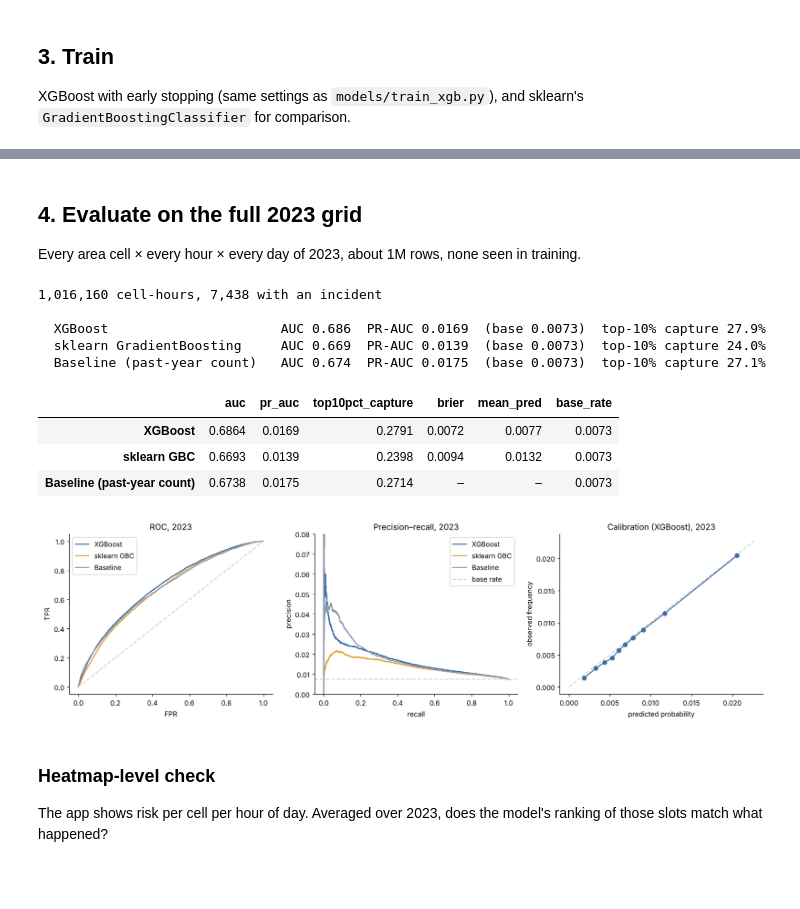
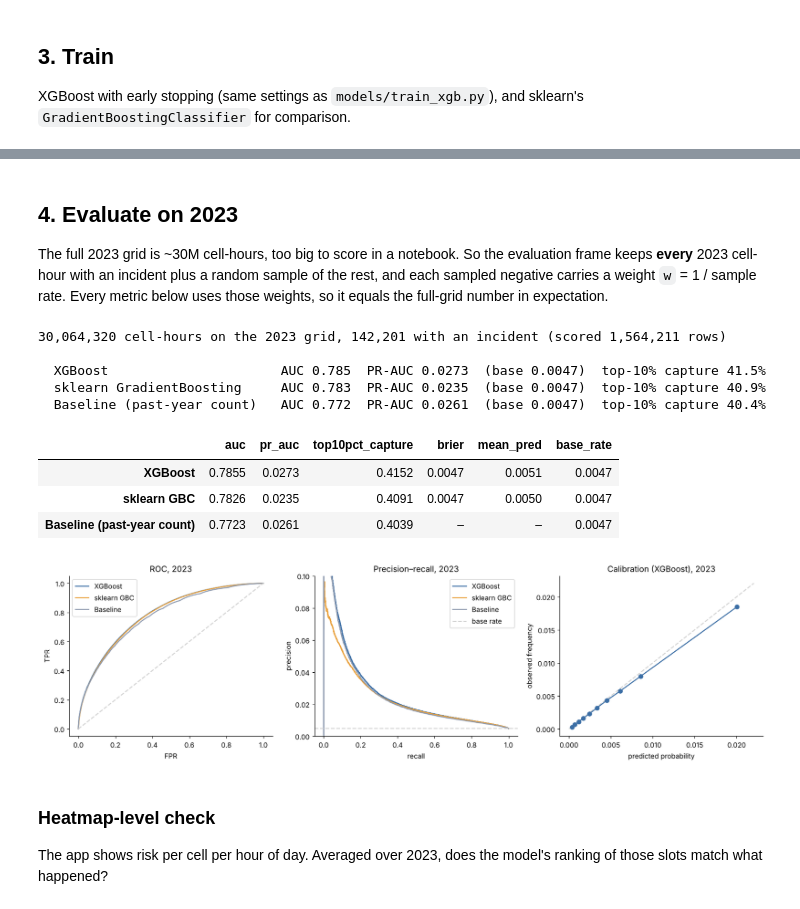
Before and after one commit to BenNormann/fight-or-flight-BE, a Jupyter notebook: algorithm/explore_train_infer.ipynb, the cells around one changed output, grey strips where cells are left out. Drawn from its saved outputs; the diff is of its cells as text; code cells hidden in the pictures; blank space fills up the shorter version.

Commit message:
Update exploratory notebook

```diff
--- a/algorithm/explore_train_infer.ipynb
+++ b/algorithm/explore_train_infer.ipynb
@@ -239,50 +247,50 @@ sklearn GBC: 25.4s on 80,000 rows
 # %% [markdown]
-## 4. Evaluate on the full 2023 grid
+## 4. Evaluate on 2023
 
-Every area cell × every hour × every day of 2023, about 1M rows, none seen in training.
+The full 2023 grid is ~30M cell-hours, too big to score in a notebook. So the evaluation frame keeps **every** 2023 cell-hour with an incident plus a random sample of the rest, and each sampled negative carries a weight `w` = 1 / sample rate. Every metric below uses those weights, so it equals the full-grid number in expectation.
 # %%
 from sklearn.metrics import roc_curve, precision_recall_curve
-from sklearn.calibration import calibration_curve
-from algorithm.models.train_xgb import prior_correct, evaluate
+from algorithm.models.train_xgb import prior_correct, evaluate, calibration_bins
 # train_xgb switches matplotlib to a file backend on import; switch back to inline
 %matplotlib inline
 
-test = hist.frame_for_range(config.TEST_START, config.TEST_END)
-y = test.y.to_numpy()
+test, _, _ = hist.eval_frame(config.TEST_START, config.TEST_END)
+y, w = test.y.to_numpy(), test.w.to_numpy()
 p_xgb = prior_correct(model.predict_proba(test[FEATURES])[:, 1], neg_rate)
 p_gbc = prior_correct(gbc.predict_proba(test[FEATURES])[:, 1], neg_rate)
 p_base = test.cell_hourband_365d.to_numpy() + 1e-3 * test.cell_90d.to_numpy()
-print(f"{len(test):,} cell-hours, {int(y.sum()):,} with an incident\n")
+print(f"{w.sum():,.0f} cell-hours on the 2023 grid, {int(y.sum()):,} with an incident (scored {len(test):,} rows)\n")
 results = pd.DataFrame({
-    "XGBoost": evaluate(y, p_xgb, "XGBoost"),
-    "sklearn GBC": evaluate(y, p_gbc, "sklearn GradientBoosting"),
-    "Baseline (past-year count)": evaluate(y, p_base, "Baseline (past-year count)", probabilistic=False),
+    "XGBoost": evaluate(y, p_xgb, "XGBoost", w),
+    "sklearn GBC": evaluate(y, p_gbc, "sklearn GradientBoosting", w),
+    "Baseline (past-year count)": evaluate(y, p_base, "Baseline (past-year count)", w, probabilistic=False),
 }).T[["auc", "pr_auc", "top10pct_capture", "brier", "mean_pred", "base_rate"]]
 results.style.format("{:.4f}", na_rep="–")
 # %% [output]
-1,016,160 cell-hours, 7,438 with an incident
+30,064,320 cell-hours on the 2023 grid, 142,201 with an incident (scored 1,564,211 rows)
 
-  XGBoost                      AUC 0.686  PR-AUC 0.0169  (base 0.0073)  top-10% capture 27.9%
-  sklearn GradientBoosting     AUC 0.669  PR-AUC 0.0139  (base 0.0073)  top-10% capture 24.0%
-  Baseline (past-year count)   AUC 0.674  PR-AUC 0.0175  (base 0.0073)  top-10% capture 27.1%
+  XGBoost                      AUC 0.785  PR-AUC 0.0273  (base 0.0047)  top-10% capture 41.5%
+  sklearn GradientBoosting     AUC 0.783  PR-AUC 0.0235  (base 0.0047)  top-10% capture 40.9%
+  Baseline (past-year count)   AUC 0.772  PR-AUC 0.0261  (base 0.0047)  top-10% capture 40.4%
 |  | auc | pr_auc | top10pct_capture | brier | mean_pred | base_rate |
-| XGBoost | 0.6864 | 0.0169 | 0.2791 | 0.0072 | 0.0077 | 0.0073 |
-| sklearn GBC | 0.6693 | 0.0139 | 0.2398 | 0.0094 | 0.0132 | 0.0073 |
-| Baseline (past-year count) | 0.6738 | 0.0175 | 0.2714 | – | – | 0.0073 |
+| XGBoost | 0.7855 | 0.0273 | 0.4152 | 0.0047 | 0.0051 | 0.0047 |
+| sklearn GBC | 0.7826 | 0.0235 | 0.4091 | 0.0047 | 0.0050 | 0.0047 |
+| Baseline (past-year count) | 0.7723 | 0.0261 | 0.4039 | – | – | 0.0047 |
 # %%
 fig, axes = plt.subplots(1, 3, figsize=(15, 4.3))
 for name, p, c in [("XGBoost", p_xgb, "#3b6ea5"), ("sklearn GBC", p_gbc, "#e9a03b"), ("Baseline", p_base, "#8d99ae")]:
-    fpr, tpr, _ = roc_curve(y, p); axes[0].plot(fpr, tpr, label=name, color=c)
-    pr, rc, _ = precision_recall_curve(y, p); axes[1].plot(rc, pr, label=name, color=c)
+    fpr, tpr, _ = roc_curve(y, p, sample_weight=w); axes[0].plot(fpr, tpr, label=name, color=c)
+    pr, rc, _ = precision_recall_curve(y, p, sample_weight=w); axes[1].plot(rc, pr, label=name, color=c)
 axes[0].plot([0, 1], [0, 1], ls="--", c="lightgray"); axes[0].set(title="ROC, 2023", xlabel="FPR", ylabel="TPR"); axes[0].legend()
-axes[1].axhline(y.mean(), ls="--", c="lightgray", label="base rate"); axes[1].set(title="Precision–recall, 2023", xlabel="recall", ylabel="precision", ylim=(0, 0.08)); axes[1].legend()
-frac, mean_pred = calibration_curve(y, p_xgb, n_bins=10, strategy="quantile")
-hi = max(frac.max(), mean_pred.max()) * 1.1
+axes[1].axhline(np.average(y, weights=w), ls="--", c="lightgray", label="base rate")
+axes[1].set(title="Precision–recall, 2023", xlabel="recall", ylabel="precision", ylim=(0, 0.1)); axes[1].legend()
+mean_pred, frac = calibration_bins(y, p_xgb, w)
+hi = max(max(frac), max(mean_pred)) * 1.1
 axes[2].plot([0, hi], [0, hi], ls="--", c="lightgray"); axes[2].plot(mean_pred, frac, marker="o", color="#3b6ea5")
 axes[2].set(title="Calibration (XGBoost), 2023", xlabel="predicted probability", ylabel="observed frequency")
 plt.tight_layout(); plt.show()
 # %% [output]
-[figure, old version]
+[figure, new version]
 # %% [markdown]
 ### Heatmap-level check
 
```
Also changed, not shown: parts of 18 cells of this notebook.
